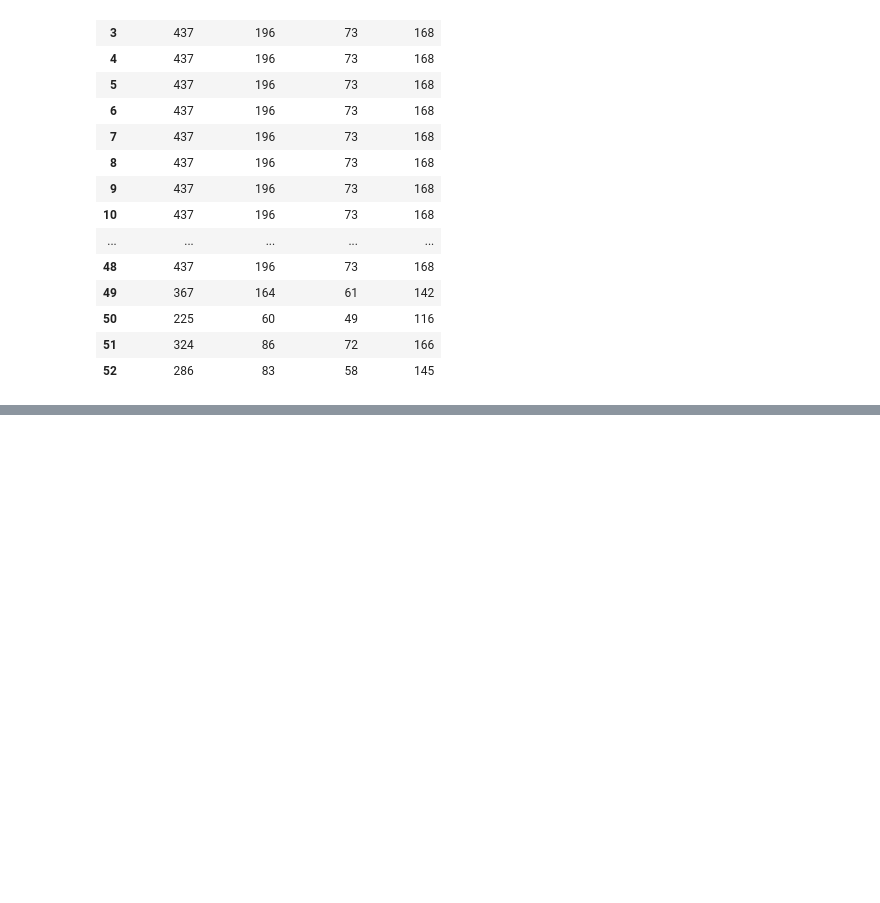
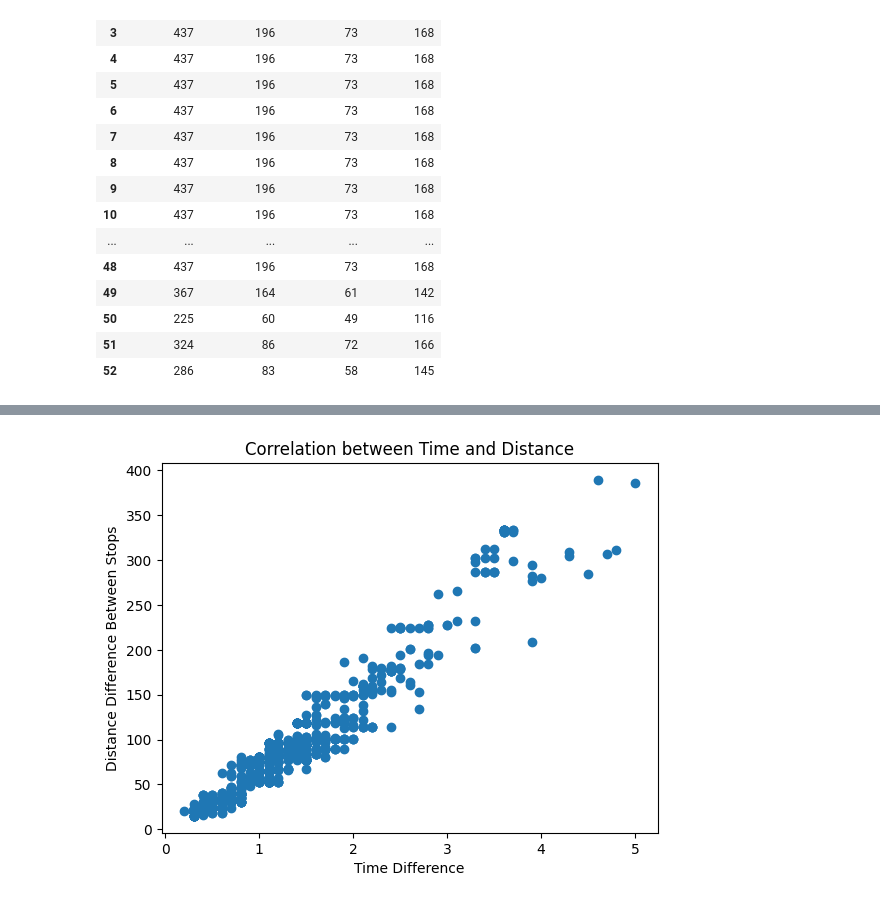
Before and after one commit to gianlucarea/weather-delay, a Jupyter notebook: year_analytics.ipynb, the cells around one changed output, grey strips where cells are left out. Drawn from its saved outputs; the diff is of its cells as text; code cells hidden in the pictures; blank space fills up the shorter version.

```diff
--- a/year_analytics.ipynb
+++ b/year_analytics.ipynb
@@ -160,0 +163,21 @@ plt.show()
+# %%
+#Calculating table
+feed = gk.feed.read_feed('../feed_collection/20211214.gtfs',dist_units="km")
+stop_times_year = feed.stop_times.copy()
+# We create an empty column for time different, speed, distance
+stop_times_year = stop_times_year.assign(time_diff=None)
+stop_times_year = stop_times_year.assign(speed=None)
+stop_times_year = stop_times_year.assign(dist_diff=None)
+
+# Calculating Distance, Time and avg Speed between last stop and current stop
+for index, row  in stop_times_year.iterrows():
+    if row['stop_sequence'] == 1:
+        stop_times_year['time_diff'][index] = 0
+        stop_times_year['dist_diff'][index] = 0
+        stop_times_year['speed'][index] = 0
+    else:
+        time = helper.get_sec(row['arrival_time']) - helper.get_sec(stop_times_year.loc[index - 1,'departure_time'])
+        distance = row['shape_dist_traveled'] - stop_times_year.loc[index-1,'shape_dist_traveled']
+        stop_times_year['time_diff'][index] = (time / 3600)
+        stop_times_year['dist_diff'][index] = distance
+        stop_times_year['speed'][index] = distance / (time / 3600) # Speed in km/h
@@ -160,0 +194,6 @@ plt.show()
+# %%
+df_analytics = helper.dataset_for_scatter_year(stop_times_year)
+# %%
+helper.scatter_time_distance(df_analytics)
+# %% [output]
+[figure, added]
```
Also changed, not shown: parts of 7 cells of this notebook, 2 other files.
